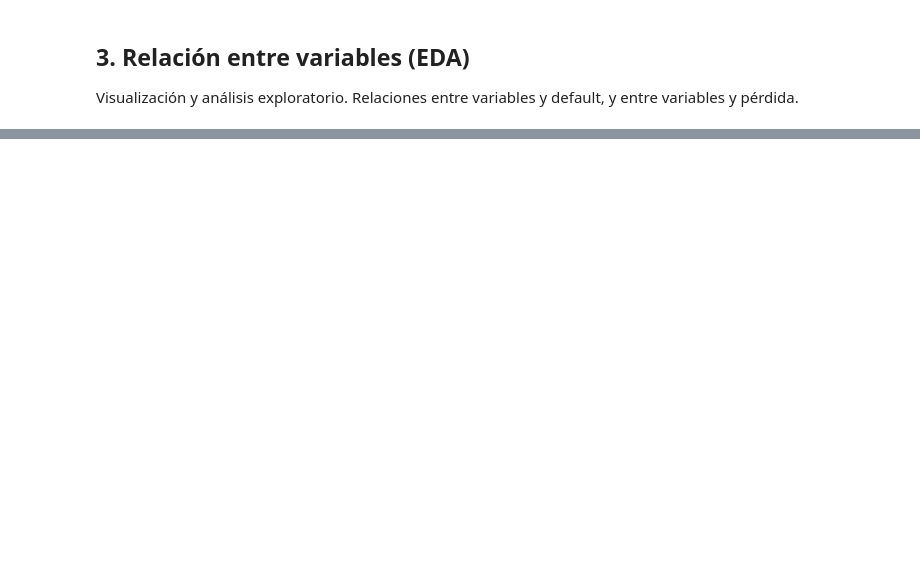
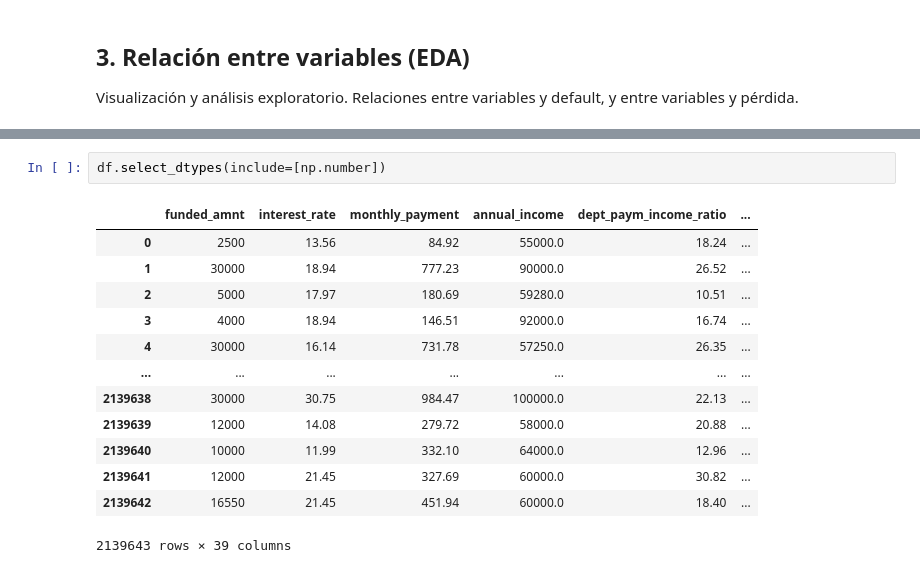
Before and after one commit to Axelcodeml/Expected_Credit_Loss, a Jupyter notebook: notebooks/ECL_Notebook.ipynb, the cells around one changed output, grey strips where cells are left out. Cells and saved outputs as stored; diff of their text form; blank space fills up the shorter version.

```diff
--- a/notebooks/ECL_Notebook.ipynb
+++ b/notebooks/ECL_Notebook.ipynb
@@ -412,0 +527,16 @@ df.shape
+# %%
+df.select_dtypes(include=[np.number])
+# %% [output]
+|  | funded_amnt | interest_rate | monthly_payment | annual_income | dept_paym_income_ratio | ... |
+| 0 | 2500 | 13.56 | 84.92 | 55000.0 | 18.24 | ... |
+| 1 | 30000 | 18.94 | 777.23 | 90000.0 | 26.52 | ... |
+| 2 | 5000 | 17.97 | 180.69 | 59280.0 | 10.51 | ... |
+| 3 | 4000 | 18.94 | 146.51 | 92000.0 | 16.74 | ... |
+| 4 | 30000 | 16.14 | 731.78 | 57250.0 | 26.35 | ... |
+| ... | ... | ... | ... | ... | ... | ... |
+| 2139638 | 30000 | 30.75 | 984.47 | 100000.0 | 22.13 | ... |
+| 2139639 | 12000 | 14.08 | 279.72 | 58000.0 | 20.88 | ... |
+| 2139640 | 10000 | 11.99 | 332.10 | 64000.0 | 12.96 | ... |
+| 2139641 | 12000 | 21.45 | 327.69 | 60000.0 | 30.82 | ... |
+| 2139642 | 16550 | 21.45 | 451.94 | 60000.0 | 18.40 | ... |
+2139643 rows × 39 columns
```
Also changed, not shown: parts of 26 cells of this notebook.
